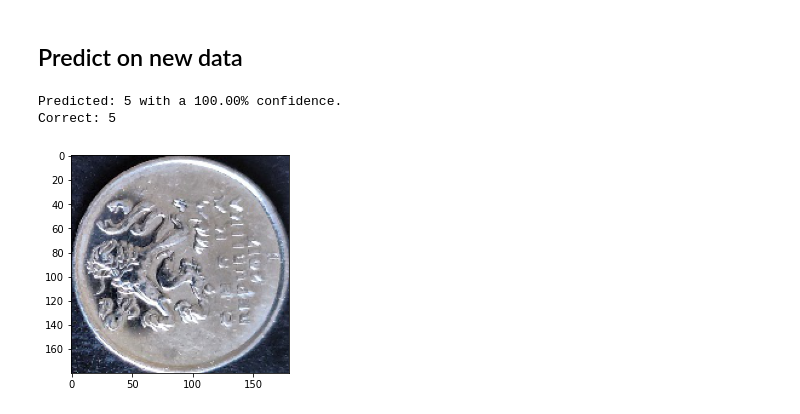
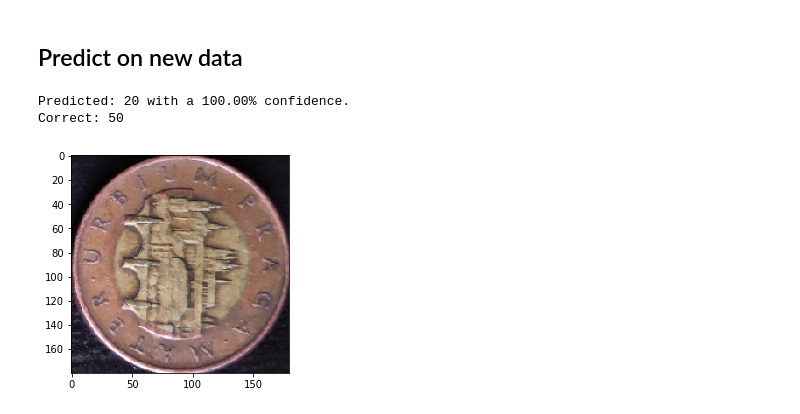
Before and after one commit to FanAttic-dev/pv162-coin-detector, a Jupyter notebook: CZKCoinDetector.ipynb, the cells around one changed output. Drawn from its saved outputs; the diff is of its cells as text; code cells hidden in the pictures.

```diff
--- a/CZKCoinDetector.ipynb
+++ b/CZKCoinDetector.ipynb
@@ -133,7 +133,7 @@ _________________________________________________________________
 # %% [markdown]
 ## Train the model
 # %%
-epochs=45
+epochs=20
 
 history = model.fit(
     train_ds,
@@ -190,35 +190,35 @@ plt.show()
 # %%
 import random
 
-class_num = 4
+class_num = 5
 
 # get image path
 img_dir_path = directory + "/" + str(class_names[class_num])
 img_dir = os.listdir(img_dir_path)
 img_name = img_dir[random.randint(0, len(img_dir)-1)]
 img_path = img_dir_path + "/" + img_name
 
 # load image
 img = keras.preprocessing.image.load_img(
     img_path, target_size=(img_height, img_width)
 )
 img_array = keras.preprocessing.image.img_to_array(img)
 img_array = tf.expand_dims(img_array, 0) # Create a batch
 
 # predict
 predictions = model.predict(img_array)
 score = tf.nn.softmax(predictions[0])
 
 # show results
 plt.imshow(tf.keras.preprocessing.image.img_to_array(img)/255.)
 
 print(
     "Predicted: {} with a {:.2f}% confidence."
     .format(class_names[np.argmax(score)], 100 * np.max(score))
 )
 
 print("Correct: " + str(class_names[class_num]))
 # %% [output]
-Predicted: 5 with a 100.00% confidence.
-Correct: 5
+Predicted: 20 with a 100.00% confidence.
+Correct: 50
-[figure, old version]
+[figure, new version]
```
Also changed, not shown: parts of 1 cell of this notebook, 1 other file.
